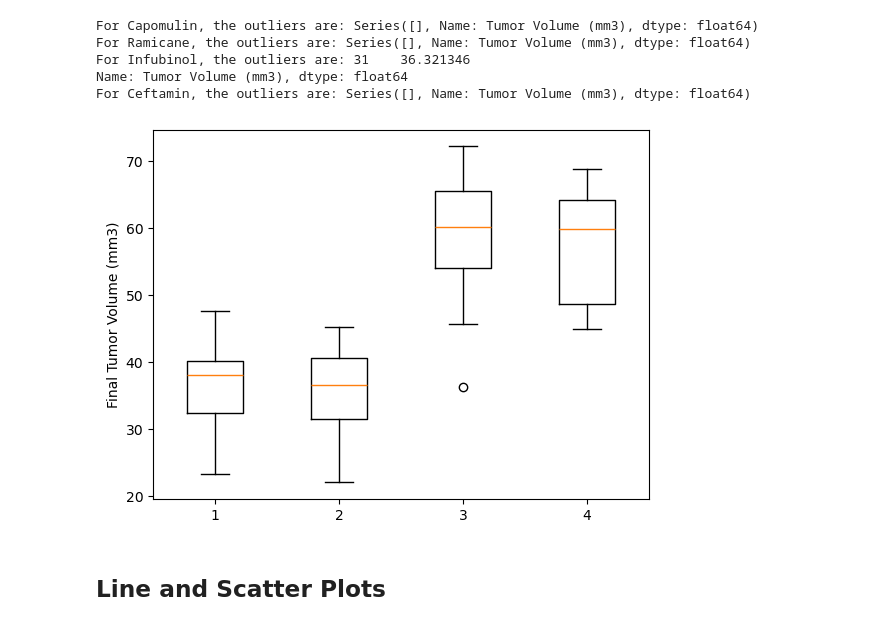
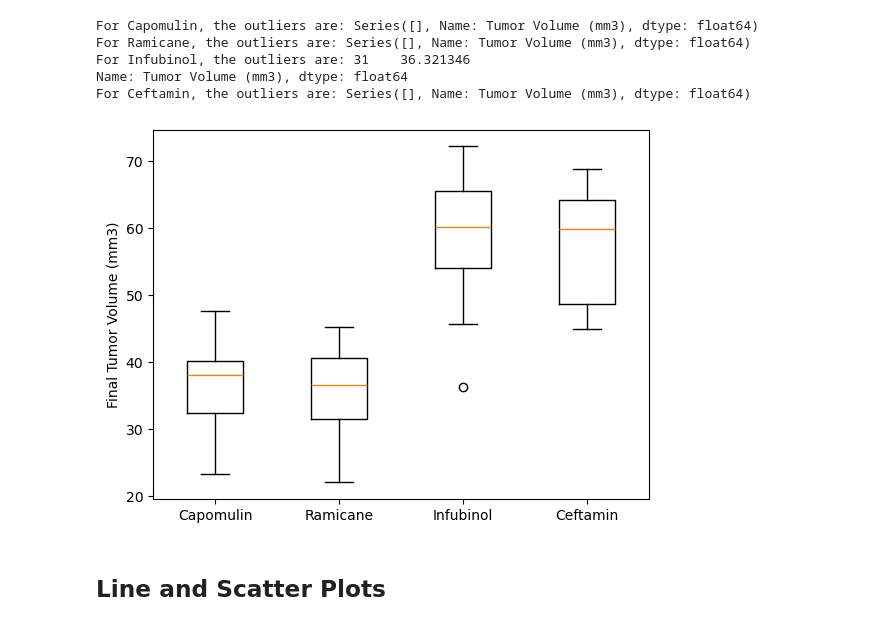
Before and after one commit to ktg8080/Pymaceuticals, a Jupyter notebook: pymaceuticals_starter.ipynb, the cells around one changed output. Drawn from its saved outputs; the diff is of its cells as text; code cells hidden in the pictures.

```diff
--- a/pymaceuticals_starter.ipynb
+++ b/pymaceuticals_starter.ipynb
@@ -245,7 +247,7 @@ treatments = ["Capomulin", "Ramicane", "Infubinol", "Ceftamin"]
 
 # Create empty list to fill with tumor vol data (for plotting)
 
-tumor_vol = []
+tumor_vol_data = []
 
 
 # Calculate the IQR and quantitatively determine if there are any potential outliers.
@@ -255,7 +257,7 @@ for treatment in treatments:
     tumor = merged_df.loc[merged_df["Drug Regimen"] == treatment, "Tumor Volume (mm3)"]
 
     # add subset
-    tumor_vol.append(tumor)
+    tumor_vol_data.append(tumor)
 
     # Determine outliers using upper and lower bounds
     quartiles = tumor.quantile([.25, .5, .75])
@@ -276,11 +278,12 @@ For Ceftamin, the outliers are: Series([], Name: Tumor Volume (mm3), dtype: floa
 # %%
 # Generate a box plot that shows the distribution of the tumor volume for each treatment group.
 fig1, ax1 = plt.subplots()
 ax1.set_ylabel('Final Tumor Volume (mm3)')
-ax1.boxplot(tumor_vol)
+ax1.boxplot(tumor_vol_data)
+plt.xticks([1, 2, 3, 4], ['Capomulin', 'Ramicane', 'Infubinol', 'Ceftamin'])
 plt.show()
 # %% [output]
-[figure, old version]
+[figure, new version]
 # %% [markdown]
 ## Line and Scatter Plots
 # %%
```
Also changed, not shown: parts of 4 cells of this notebook.
